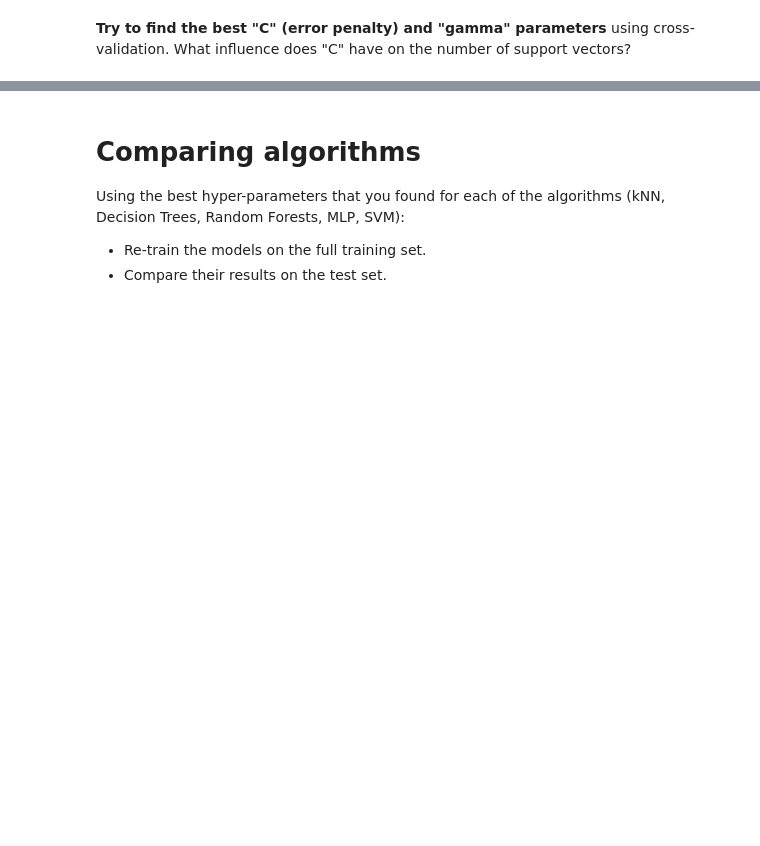
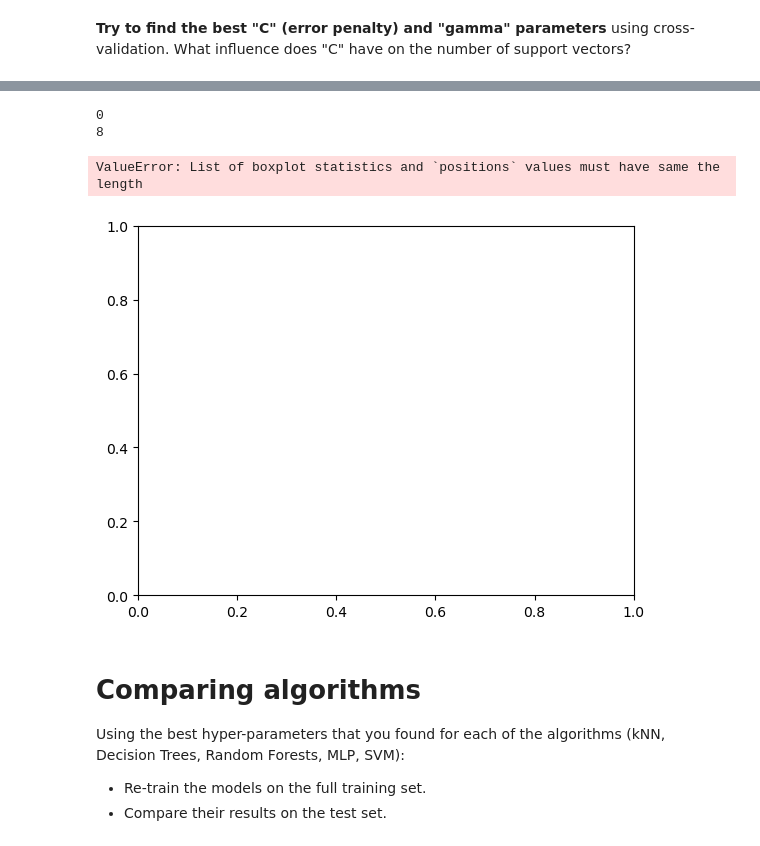
Before and after one commit to Raspberree/info-h-501, a Jupyter notebook: docs/LABS/ML3_SVM.ipynb, the cells around one changed output, grey strips where cells are left out. Cells and saved outputs as stored; diff of their text form; code cells hidden in the pictures; blank space fills up the shorter version.

```diff
--- a/docs/LABS/ML3_SVM.ipynb
+++ b/docs/LABS/ML3_SVM.ipynb
@@ -53,0 +89,11 @@ from sklearn import grid
+# %%
+# study of gamma
+gamma_vals = ["scale", "auto", 0.01, 0.1, 1, 5, 10, 100]
+gamma_all_scores = []
+
+
+for g in gamma_vals:
+    clf = SVC(gamma=g)
+    scores = cross_val_score(estimator=clf, X=X_train, y=y_train, cv=10)
+    all_splits_score.append(scores)
+    print(f"gamma = {g} : accuracy = {np.mean(scores):.04f} +/- {np.std(scores):.04f}") #,\tall_support_vectors : {clf.support_vectors_.shape},\tsupport vectors per class : {clf.n_support_.shape}")
@@ -53,0 +109,17 @@ from sklearn import grid
+# %%
+print(len(gamma_all_scores))
+print(len(gamma_vals))
+# %% [output]
+0
+8
+# %%
+# plotting
+plt.figure()
+plt.boxplot(x=gamma_all_scores, positions=gamma_vals)
+
+plt.xlabel("gamma value")
+plt.ylabel("Accuracy")
+plt.show()
+# %% [output]
+ValueError: List of boxplot statistics and `positions` values must have same the length
+[figure, added]
```
Also changed, not shown: parts of 9 cells of this notebook, 2 other files.
